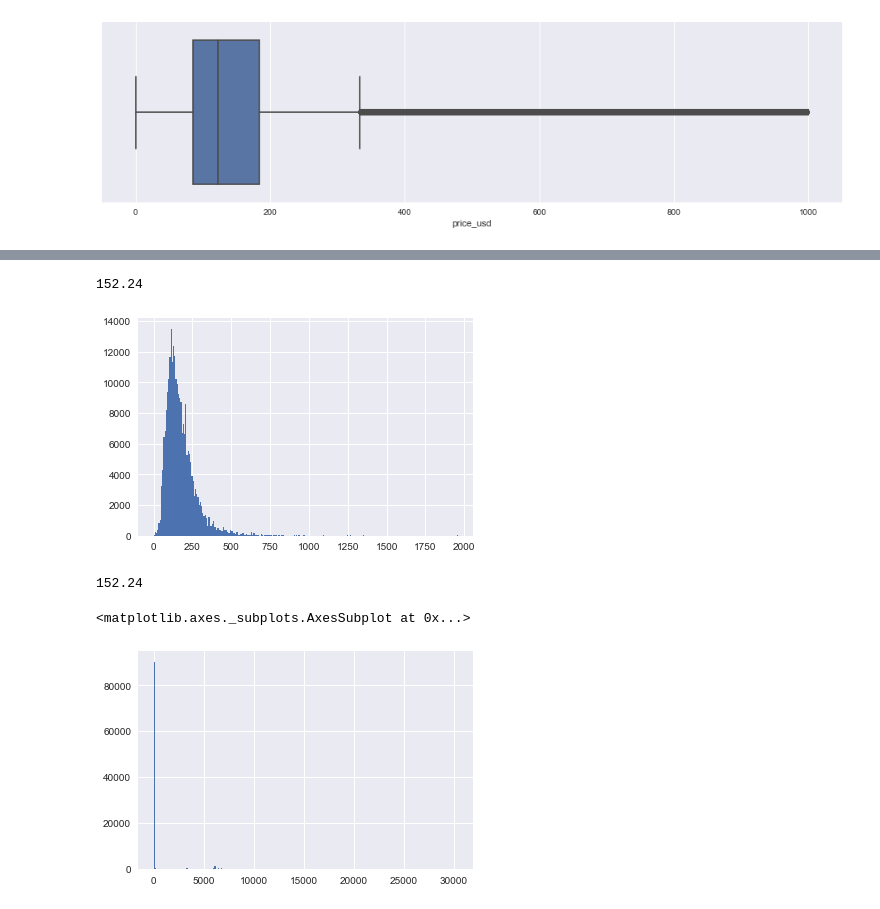
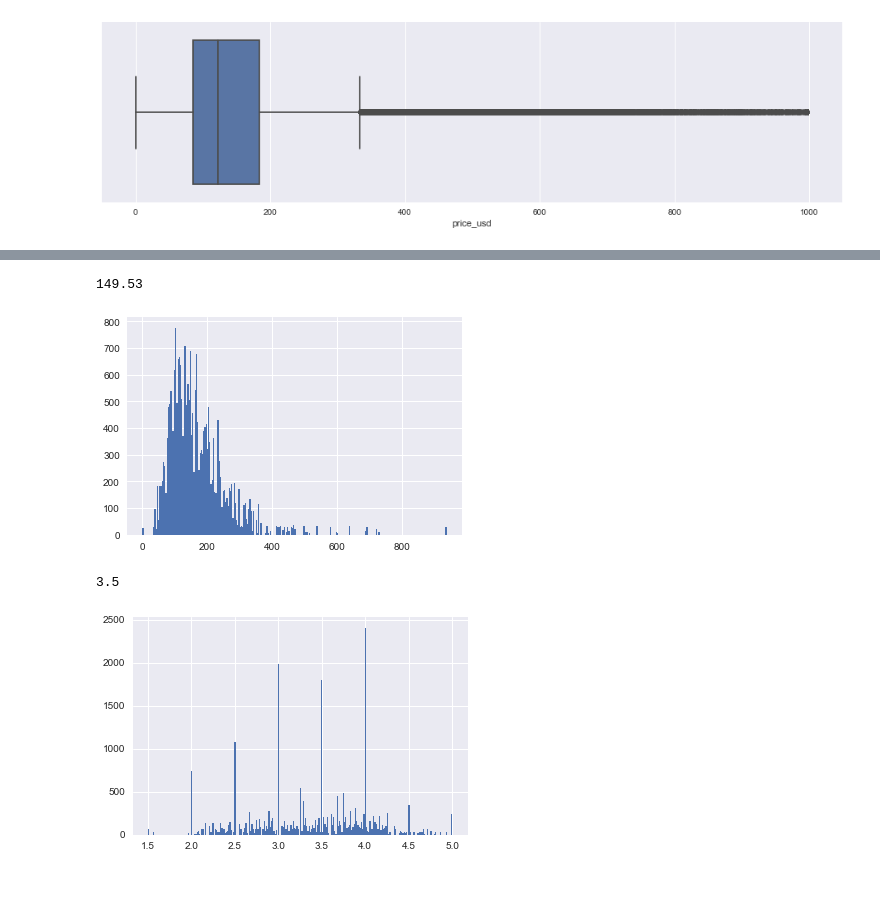
Before and after one commit to awday/DMT-23, a Jupyter notebook: Assignment2/LambdaMART/Visualize.ipynb, the cells around one changed output, grey strips where cells are left out. Cells and saved outputs as stored; diff of their text form; code cells hidden in the pictures.

```diff
--- a/Assignment2/LambdaMART/Visualize.ipynb
+++ b/Assignment2/LambdaMART/Visualize.ipynb
@@ -10,8 +10,15 @@ from scipy.stats.stats import pearsonr
 
 import math
 
+def sample_queries(df, frac):
+    srch_ids = pd.Series(df["srch_id"].unique()).sample(frac=frac, random_state=42)
+    return df.loc[df.srch_id.isin(srch_ids)]
+
 train = pd.read_csv("data/training_set_VU_DM_2014.csv")
-test = pd.read_csv("data/test_set_VU_DM_2014.csv")
+#test = pd.read_csv("data/test_set_VU_DM_2014.csv")
+
+train = sample_queries(train, 0.1)
+
 train.head()
 # %% [output]
 |  | srch_id | date_time | site_id | visitor_location_country_id | visitor_hist_starrating | visitor_hist_adr_usd | ... |
@@ -59,7 +64,10 @@ sns.barplot(x="price_bands", y="booking_bool", data=train.sample(frac=0.1))
 # %%
 # Normalize prices by srch_id
-train["price_norm"] = train.groupby("srch_id")["price_usd"].transform(lambda x: (x - x.mean()) / x.std())
-train["price_norm_bands"] = pd.qcut(tr.price_norm, 10)
-sns.barplot(x="price_bands", y="click_bool", data=tr.sample(frac=0.1))
+train["price_norm_srch"] = train.groupby("srch_id")["price_usd"].transform(lambda x: (x - x.mean()) / x.std())
+train["price_norm_srch_bands"] = pd.qcut(train.price_norm_srch, 10)
+
+fig, (axis1, axis2) = plt.subplots(1, 2, figsize=(15,4))
+sns.barplot(x="price_norm_srch_bands", y="click_bool", data=train, ax=axis1)
+sns.barplot(x="price_norm_srch_bands", y="booking_bool", data=train, ax=axis2)
 # %% [output]
 <matplotlib.axes._subplots.AxesSubplot at 0x...>
@@ -71,0 +75,8 @@ sns.barplot(x="price_bands", y="booking_bool", data=tr.sample(frac=0.1))
+# %%
+# Normalize prices by prop_id
+train["price_norm_prop"] = train.groupby("prop_id")["price_usd"].transform(lambda x: (x - x.mean()) / x.std())
+train["price_norm_prop_bands"] = pd.qcut(train.price_norm_prop, 10)
+
+fig, (axis1, axis2) = plt.subplots(1, 2, figsize=(15,4))
+sns.barplot(x="price_norm_prop_bands", y="click_bool", data=train, ax=axis1)
+sns.barplot(x="price_norm_prop_bands", y="booking_bool", data=train, ax=axis2)
@@ -71,0 +86,8 @@ sns.barplot(x="price_bands", y="booking_bool", data=tr.sample(frac=0.1))
+# %%
+# Normalize prices by both srch_destination_id
+train["price_norm_dest"] = train.groupby("srch_destination_id")["price_usd"].transform(lambda x: (x - x.mean()) / x.std())
+train["price_norm_dest_bands"] = pd.qcut(train.price_norm_dest, 10)
+
+fig, (axis1, axis2) = plt.subplots(1, 2, figsize=(15,4))
+sns.barplot(x="price_norm_dest_bands", y="click_bool", data=train, ax=axis1)
+sns.barplot(x="price_norm_dest_bands", y="booking_bool", data=train, ax=axis2)
@@ -73,14 +98,11 @@ sns.barplot(x="price_bands", y="booking_bool", data=tr.sample(frac=0.1))
 train.visitor_hist_adr_usd.hist(bins=250)
 print(train.visitor_hist_adr_usd.median())
 # %% [output]
-152.24
+149.53
-[figure, old version]
+[figure, new version]
-# %%
-train.visitor_hist_adr_usd.median()
-# %% [output]
-152.24
 # %%
-train.comp1_rate_percent_diff.hist(bins=250)
+train.visitor_hist_starrating.hist(bins=250)
+print(train.visitor_hist_starrating.median())
 # %% [output]
-<matplotlib.axes._subplots.AxesSubplot at 0x...>
+3.5
-[figure, old version]
+[figure, new version]
```
Also changed, not shown: parts of 17 cells of this notebook, 2 other files.
